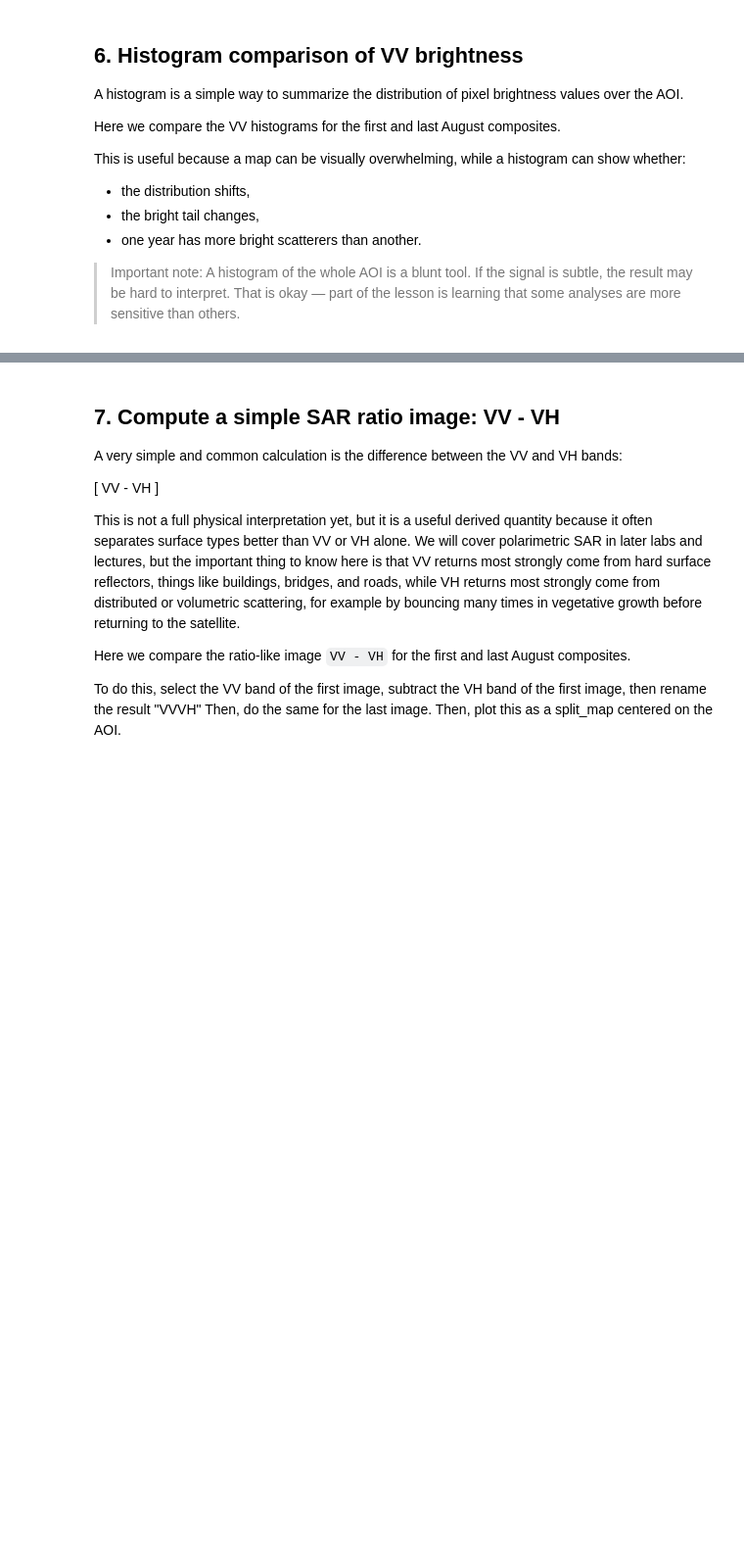
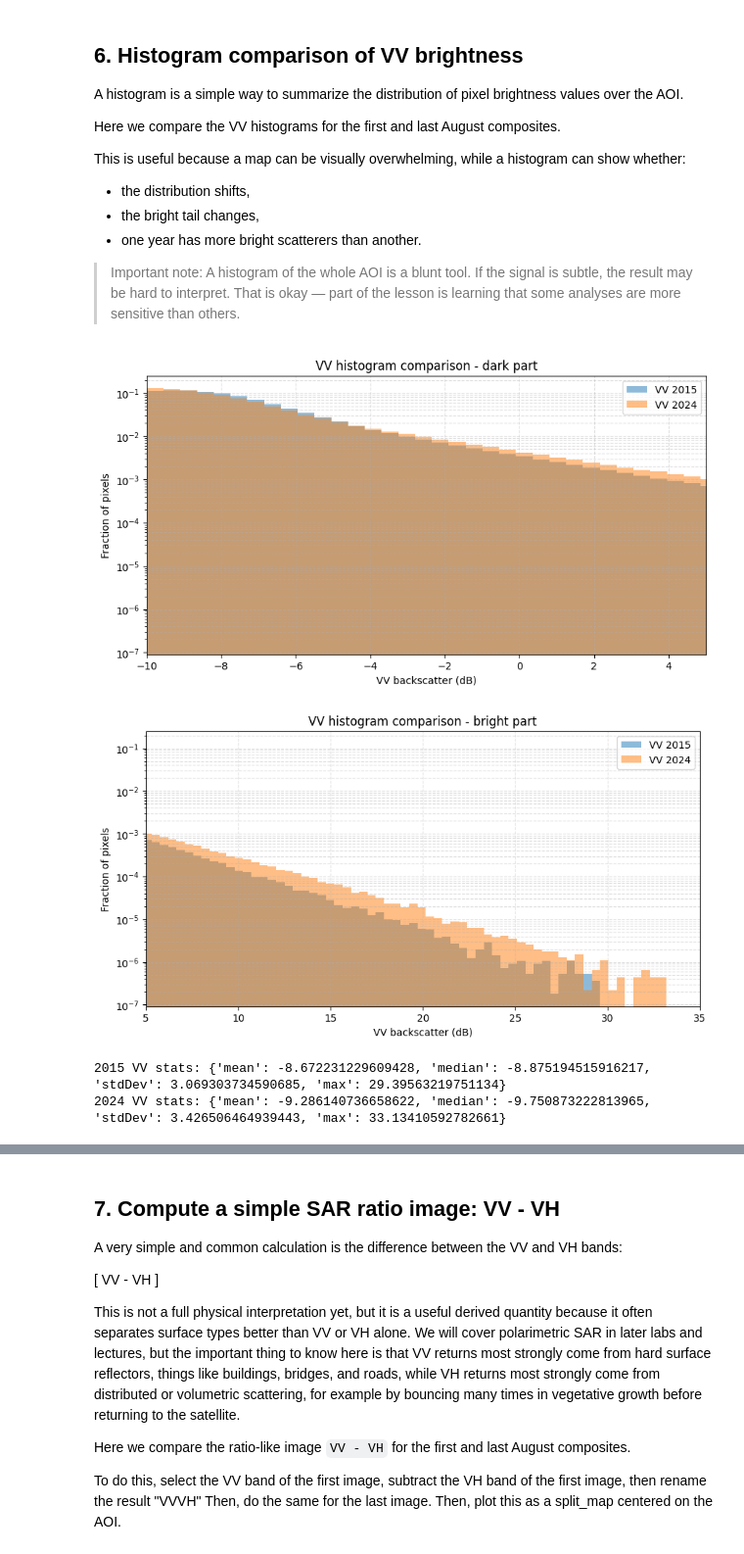
Before and after one commit to weronikajopek/eolabs, a Jupyter notebook: SAR_Lab_1/Lab_1.SAR_urban_development.ipynb, the cells around one changed output, grey strips where cells are left out. Shown at 98% size. Cells and saved outputs as stored; diff of their text form; code cells hidden in the pictures; blank space fills up the shorter version.

```diff
--- a/SAR_Lab_1/Lab_1.SAR_urban_development.ipynb
+++ b/SAR_Lab_1/Lab_1.SAR_urban_development.ipynb
@@ -314,34 +391,52 @@ A histogram of the whole AOI is a blunt tool. If the signal is subtle, the resul
 # Histogram settings
 vv_hist_min = -10
 vv_hist_max = 35
 vv_hist_bins = 100
 
 x1, y1, bw1 = fixed_histogram(img_first, aoi, band="VV",
                               hist_min=vv_hist_min, hist_max=vv_hist_max,
                               n_bins=vv_hist_bins)
 x2, y2, bw2 = fixed_histogram(img_last, aoi, band="VV",
                               hist_min=vv_hist_min, hist_max=vv_hist_max,
                               n_bins=vv_hist_bins)
 
 y1n = normalize_counts(y1)
 y2n = normalize_counts(y2)
 
 plt.figure(figsize=(10, 5))
 plt.bar(x1, y1n, width=bw1, alpha=0.5, label=f"VV {first_year}")
 plt.bar(x2, y2n, width=bw2, alpha=0.5, label=f"VV {last_year}")
 plt.xlabel("VV backscatter (dB)")
 plt.ylabel("Fraction of pixels")
-plt.title("VV histogram comparison")
+plt.title("VV histogram comparison - dark part")
 plt.yscale("log")
 plt.grid(True, which="both", linestyle="--", alpha=0.4)
+plt.xlim([-10, 5])
+plt.legend()
+plt.show()
+
+plt.figure(figsize=(10, 5))
+plt.bar(x1, y1n, width=bw1, alpha=0.5, label=f"VV {first_year}")
+plt.bar(x2, y2n, width=bw2, alpha=0.5, label=f"VV {last_year}")
+plt.xlabel("VV backscatter (dB)")
+plt.ylabel("Fraction of pixels")
+plt.title("VV histogram comparison - bright part")
+plt.yscale("log")
+plt.grid(True, which="both", linestyle="--", alpha=0.4)
+plt.xlim([5, 35])
 plt.legend()
 plt.show()
 
 stats_first = region_stats(img_first, aoi, "VV")
 stats_last = region_stats(img_last, aoi, "VV")
 
 print(f"{first_year} VV stats:", stats_first)
 print(f"{last_year} VV stats:", stats_last)
+# %% [output]
+[figure, added]
+[figure, added]
+2015 VV stats: {'mean': -8.672231229609428, 'median': -8.875194515916217, 'stdDev': 3.069303734590685, 'max': 29.39563219751134}
+2024 VV stats: {'mean': -9.286140736658622, 'median': -9.750873222813965, 'stdDev': 3.426506464939443, 'max': 33.13410592782661}
 # %% [markdown]
 **QUESTION (4 pts): What do you notice about the distribution on the bright side tail of the distribution of pixel brightness? Discuss both the number of bright pixels and their distribution, and what each represents. ADJUST THE X-AXIS IN THE CODE TO GRAB THE PART OF THE HISTOGRAM THAT SUPPORTS YOUR ANSWER BELOW**
 
```
Also changed, not shown: parts of 21 cells of this notebook.
